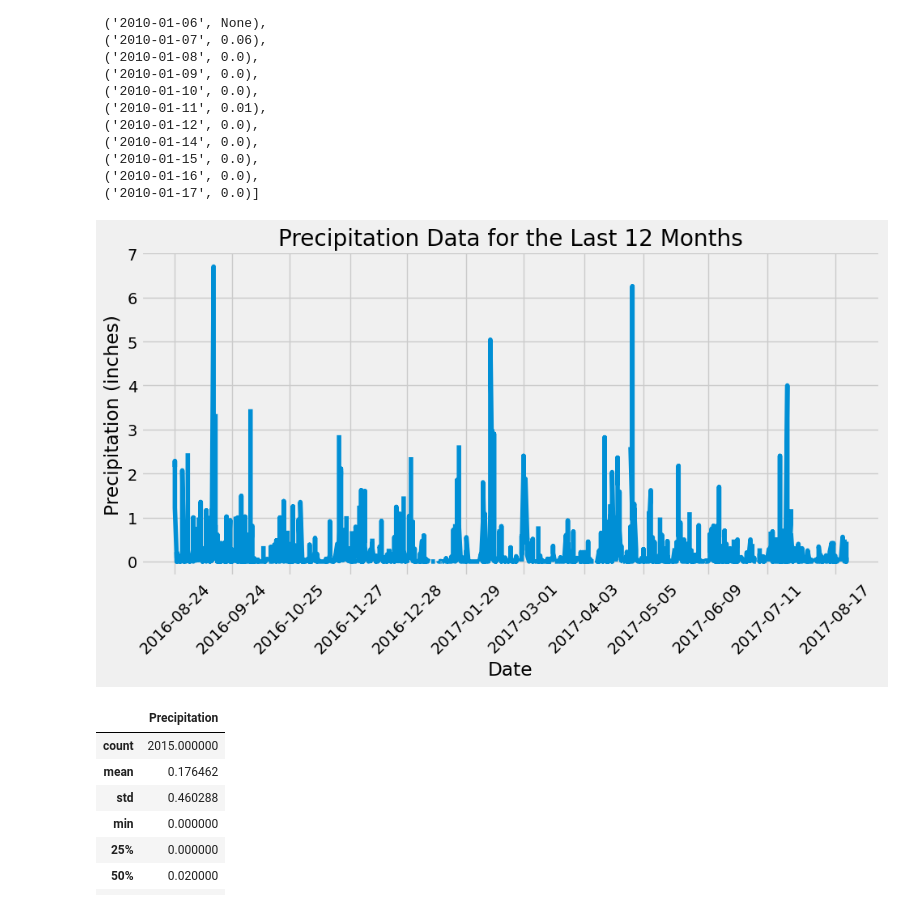
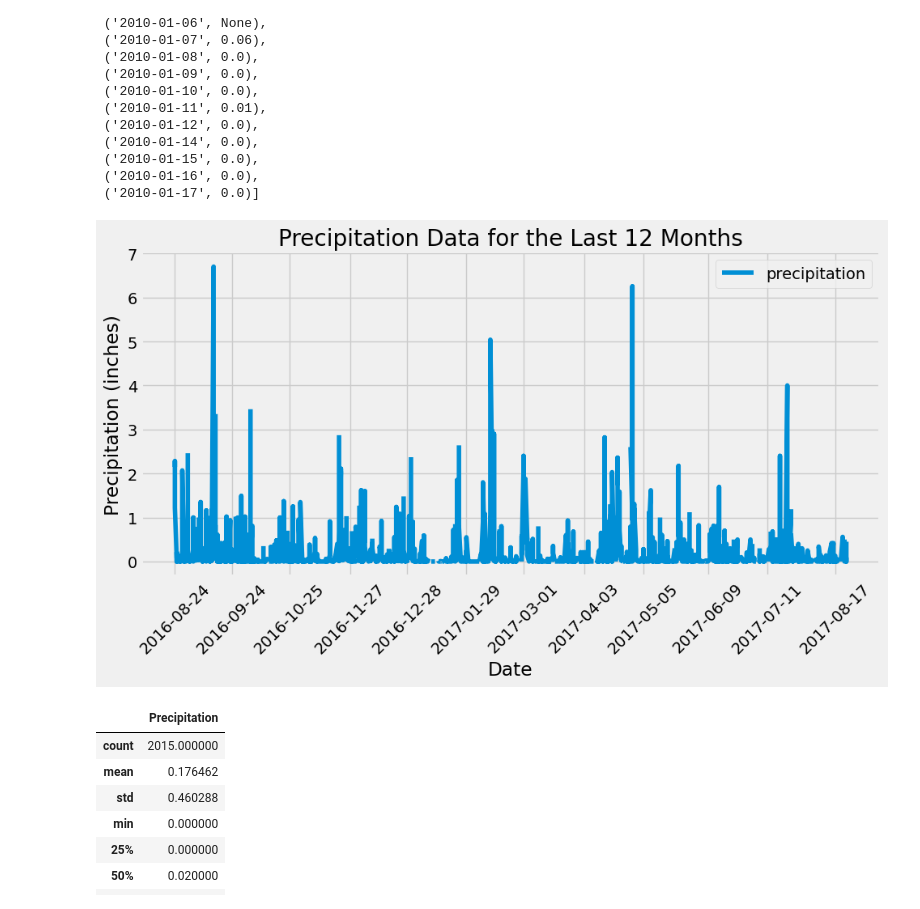
Before and after one commit to thaychansy/sqlalchemy-challenge, a Jupyter notebook: surfsup/climate.ipynb, the cells around one changed output. Cells and saved outputs as stored; diff of their text form; code cells hidden in the pictures.

```diff
--- a/surfsup/climate.ipynb
+++ b/surfsup/climate.ipynb
@@ -102,33 +102,34 @@ session.query(Measurement.date, Measurement.prcp).limit(15).all()
 # %%
 
 # Find the most recent date in the dataset
 latest_date = session.query(func.max(Measurement.date)).scalar()
 
 # Calculate the date one year from the last date in data set.
 one_year_ago = dt.datetime.strptime(latest_date, '%Y-%m-%d') - dt.timedelta(days=365)
 
 # Save the query results as a Pandas DataFrame. Explicitly set the column names
 results = session.query(Measurement.date, Measurement.prcp).\
     filter(Measurement.date >= one_year_ago).all()
 
 # Load the query results into a Pandas DataFrame
 df = pd.DataFrame(results, columns=['Date', 'Precipitation'])
 
 # Sort the dataframe by date
 df = df.sort_values('Date')
 
 # Use Pandas Plotting with Matplotlib to plot the data
 plt.figure(figsize=(10,6))
-plt.plot(df['Date'], df['Precipitation'])
+plt.plot(df['Date'], df['Precipitation'], label='precipitation')
 plt.xlabel('Date')
 plt.ylabel('Precipitation (inches)')
 plt.title('Precipitation Data for the Last 12 Months')
+plt.legend()
 n = 200  # Display every nth date
 plt.xticks(df['Date'][::n], rotation=45)
 plt.tight_layout()
 plt.show()
 # %% [output]
-[figure, old version]
+[figure, new version]
 # %%
 # Use Pandas to calculate the summary statistics for the precipitation data
 df.describe()
```
